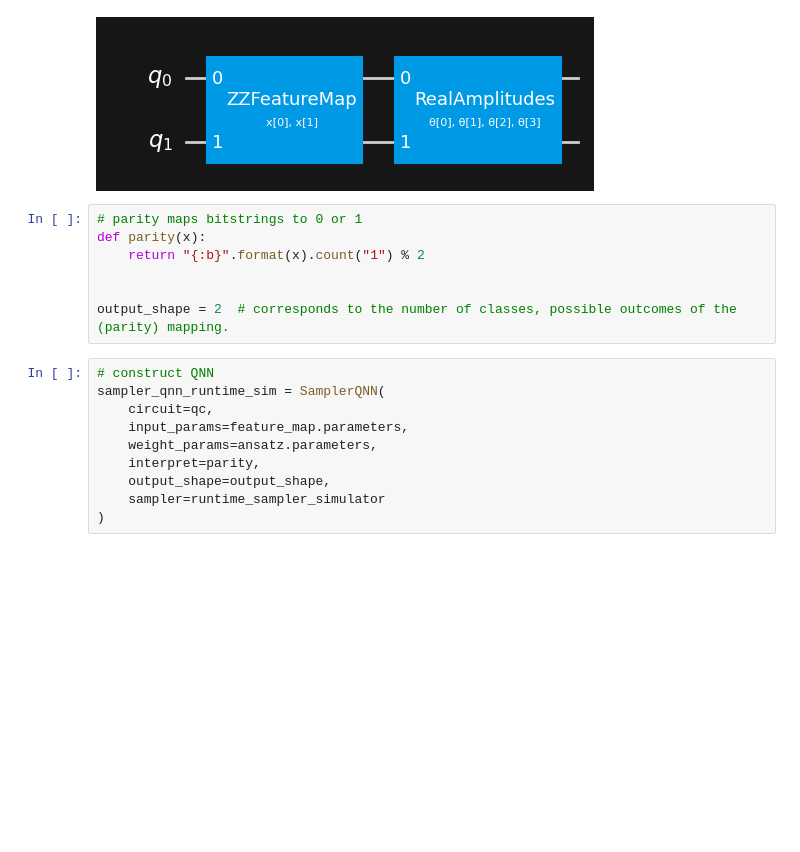
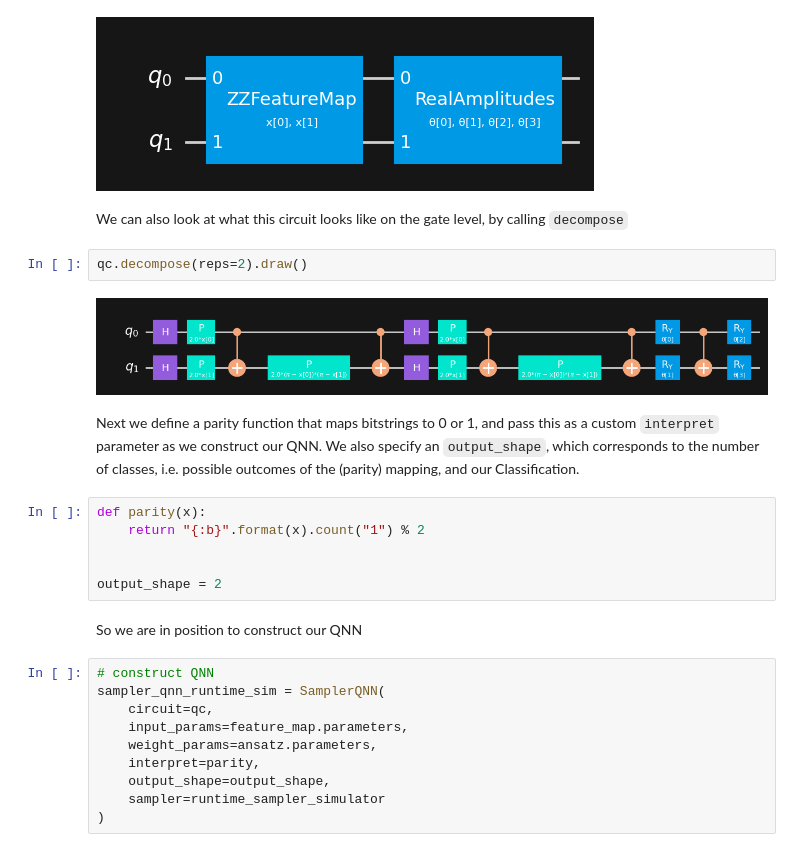
Before and after one commit to johannesgreiner/qiskit-machine-learning, a Jupyter notebook: docs/tutorials/01_neural_networks.ipynb, the cells around one changed output. Cells and saved outputs as stored; diff of their text form; blank space fills up the shorter version.

```diff
--- a/docs/tutorials/01_neural_networks.ipynb
+++ b/docs/tutorials/01_neural_networks.ipynb
@@ -318,13 +297,22 @@ qc.append(ansatz, range(num_inputs))
 qc.decompose().draw(output="mpl")
 # %% [output]
 [figure]
+# %% [markdown]
+We can also look at what this circuit looks like on the gate level, by calling `decompose`
+# %%
+qc.decompose(reps=2).draw()
+# %% [output]
+[figure, added]
+# %% [markdown]
+Next we define a parity function that maps bitstrings to 0 or 1, and pass this as a custom `interpret` parameter as we construct our QNN. We also specify an `output_shape`, which corresponds to the number of classes, i.e. possible outcomes of the (parity) mapping, and our Classification.
 # %%
-# parity maps bitstrings to 0 or 1
 def parity(x):
     return "{:b}".format(x).count("1") % 2
 
 
-output_shape = 2  # corresponds to the number of classes, possible outcomes of the (parity) mapping.
+output_shape = 2
+# %% [markdown]
+So we are in position to construct our QNN
 # %%
 # construct QNN
 sampler_qnn_runtime_sim = SamplerQNN(
```
Also changed, not shown: parts of 40 cells of this notebook.
